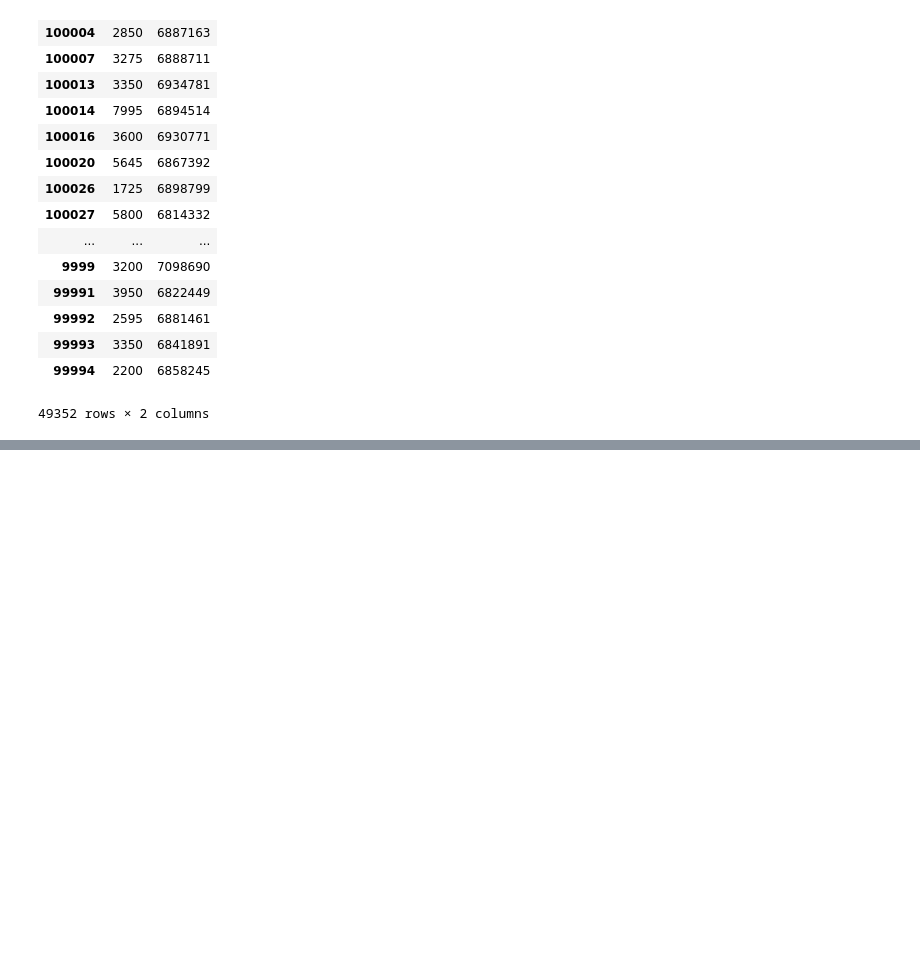
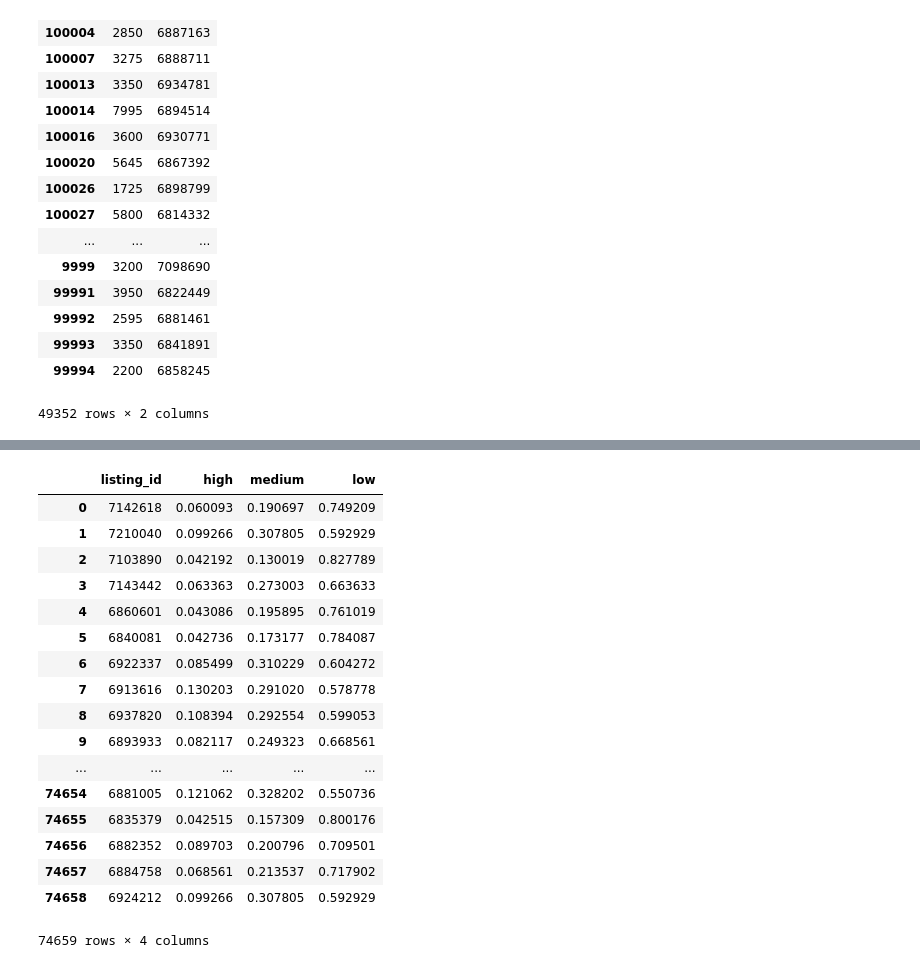
Before and after one commit to pearlmiumiu/kaggle_two_sigma_rental, a Jupyter notebook: two_sigma_rental_listing_analysis.ipynb, the cells around one changed output, grey strips where cells are left out. Drawn from its saved outputs; the diff is of its cells as text; code cells hidden in the pictures; blank space fills up the shorter version.

```diff
--- a/two_sigma_rental_listing_analysis.ipynb
+++ b/two_sigma_rental_listing_analysis.ipynb
@@ -77,0 +330,2 @@ pd.concat([p, L], axis=1)
+# %%
+answer_df=pd.DataFrame(final_prob, columns=clf.classes_)
@@ -77,0 +353,3 @@ pd.concat([p, L], axis=1)
+# %%
+lisId=test_df['listing_id'].reset_index()
+lisId
@@ -77,0 +375,26 @@ pd.concat([p, L], axis=1)
+# %%
+df1=pd.concat([answer_df, lisId], axis=1)
+# %%
+cols=['listing_id','high','medium','low']
+# %%
+df2=df1[cols]
+df2
+# %% [output]
+|  | listing_id | high | medium | low |
+| 0 | 7142618 | 0.060093 | 0.190697 | 0.749209 |
+| 1 | 7210040 | 0.099266 | 0.307805 | 0.592929 |
+| 2 | 7103890 | 0.042192 | 0.130019 | 0.827789 |
+| 3 | 7143442 | 0.063363 | 0.273003 | 0.663633 |
+| 4 | 6860601 | 0.043086 | 0.195895 | 0.761019 |
+| 5 | 6840081 | 0.042736 | 0.173177 | 0.784087 |
+| 6 | 6922337 | 0.085499 | 0.310229 | 0.604272 |
+| 7 | 6913616 | 0.130203 | 0.291020 | 0.578778 |
+| 8 | 6937820 | 0.108394 | 0.292554 | 0.599053 |
+| 9 | 6893933 | 0.082117 | 0.249323 | 0.668561 |
+| ... | ... | ... | ... | ... |
+| 74654 | 6881005 | 0.121062 | 0.328202 | 0.550736 |
+| 74655 | 6835379 | 0.042515 | 0.157309 | 0.800176 |
+| 74656 | 6882352 | 0.089703 | 0.200796 | 0.709501 |
+| 74657 | 6884758 | 0.068561 | 0.213537 | 0.717902 |
+| 74658 | 6924212 | 0.099266 | 0.307805 | 0.592929 |
+74659 rows × 4 columns
```
Also changed, not shown: parts of 28 cells of this notebook, 1 other file.
